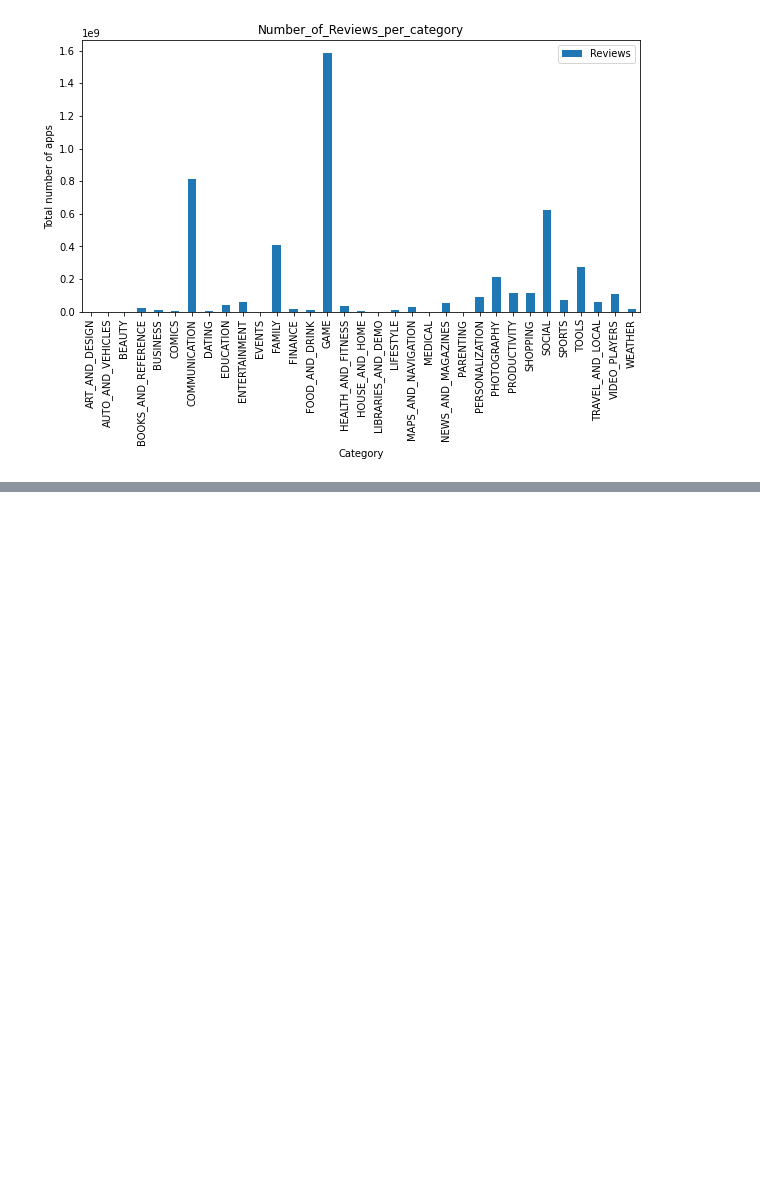
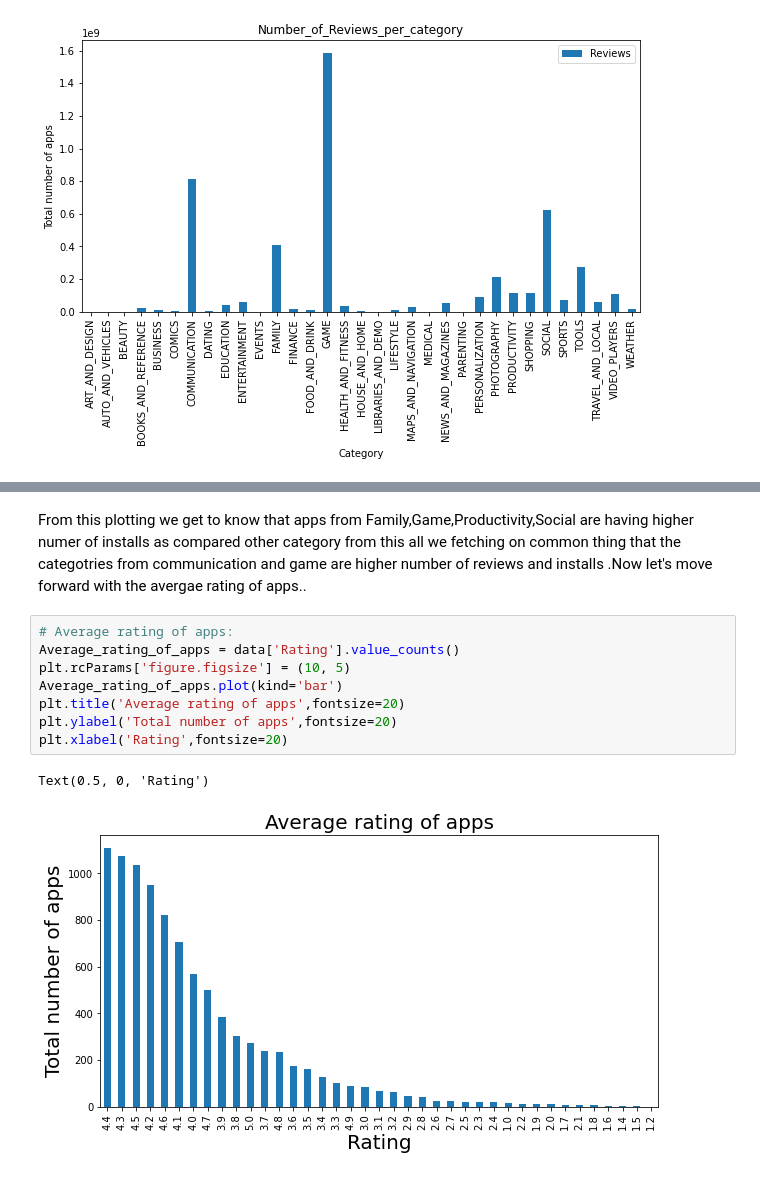
Before and after one commit to Rushabhtikale92/Play-store-app-review-analysis, a Jupyter notebook: Play_Store_App_Review_Analysis_Capstone_Project_by_Rushabh_Tikale.ipynb, the cells around one changed output, grey strips where cells are left out. Cells and saved outputs as stored; diff of their text form; blank space fills up the shorter version.

```diff
--- a/Play_Store_App_Review_Analysis_Capstone_Project_by_Rushabh_Tikale.ipynb
+++ b/Play_Store_App_Review_Analysis_Capstone_Project_by_Rushabh_Tikale.ipynb
@@ -275,0 +294,13 @@ Text(0.5, 0, 'Category')
+# %% [markdown]
+From this plotting we get to know that apps from Family,Game,Productivity,Social are having higher numer of installs as compared other category from this all we fetching on common thing that the categotries from communication and game are higher number of reviews and installs .Now let's move forward with the avergae rating of apps..
+# %%
+# Average rating of apps:
+Average_rating_of_apps = data['Rating'].value_counts()
+plt.rcParams['figure.figsize'] = (10, 5)
+Average_rating_of_apps.plot(kind='bar')
+plt.title('Average rating of apps',fontsize=20)
+plt.ylabel('Total number of apps',fontsize=20)
+plt.xlabel('Rating',fontsize=20)
+# %% [output]
+Text(0.5, 0, 'Rating')
+[figure, added]
```
Also changed, not shown: parts of 19 cells of this notebook.
